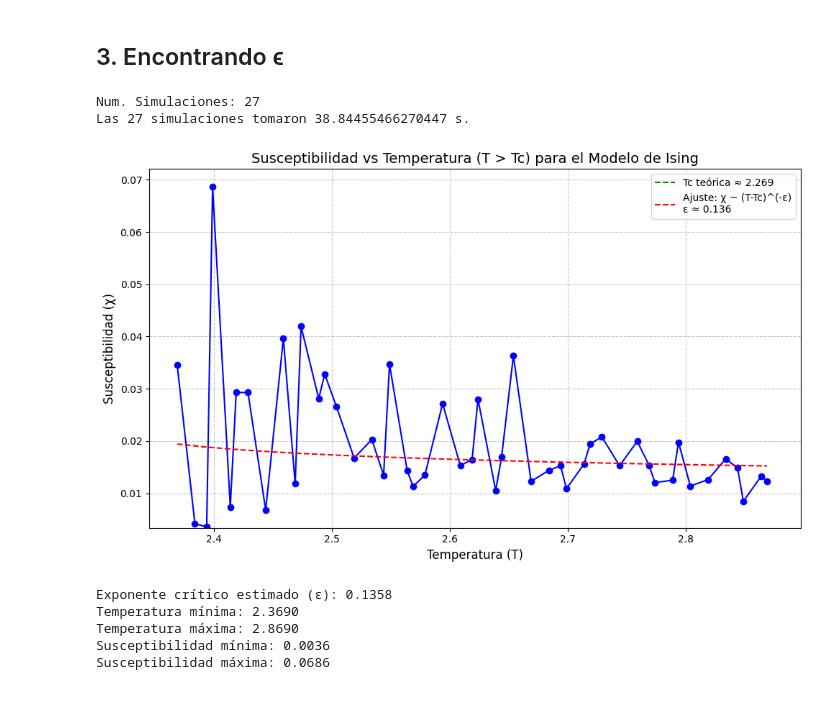
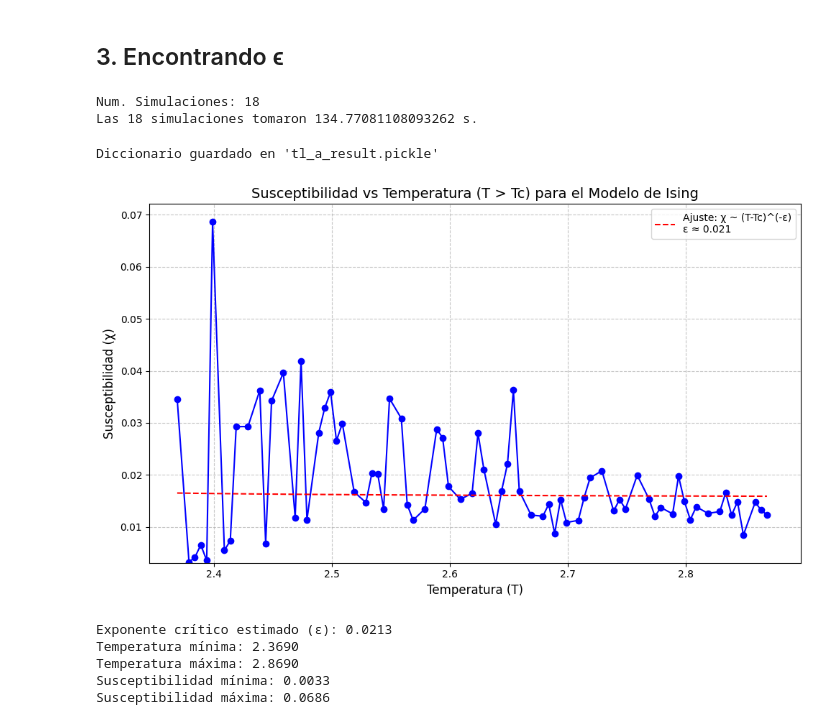
Before and after one commit to BrianDL/fisica_computacional, a Jupyter notebook: 3 - Modelo de Ising/ising.ipynb, the cells around one changed output. Cells and saved outputs as stored; diff of their text form; code cells hidden in the pictures.

```diff
--- a/3 - Modelo de Ising/ising.ipynb
+++ b/3 - Modelo de Ising/ising.ipynb
@@ -624,7 +624,7 @@ El valor estimado de γ es: 0.1543
 
 L=30
 Tc = 2.269
-temps = [ T for n in range(0, 101, 3) \
+temps = [ T for n in range(0, 101, 2) \
          if (T:= Tc +0.1 +0.005*n) and (T,L) not in tl_a_result ]
 
 acc = {} ### acumulador local
@@ -636,10 +636,10 @@ print(f"Las {len(temps)} simulaciones tomaron {time.time() - t0} s.")
 
 for T,R in acc.items(): tl_a_result[(T,L)] = R ### actualizando acumulador global
 # %% [output]
-Num. Simulaciones: 27
-Las 27 simulaciones tomaron 38.84455466270447 s.
+Num. Simulaciones: 18
+Las 18 simulaciones tomaron 134.77081108093262 s.
 # %%
-# guardar_diccionario(tl_a_result, "acc.pickle")  ### guardando nuestro diccionario global
+guardar_diccionario(tl_a_result, "tl_a_result.pickle")  ### guardando nuestro diccionario global
 
 temp_a_susc = {
     T: susceptibilidad(R[1],1/T) for n in range(0, 101, 1) \
@@ -669,36 +669,37 @@ def graficar_susceptibilidad_vs_temperatura(temp_a_susc):
 
     # Añadir la temperatura crítica teórica
     Tc_teorica = 2.269
     # plt.axvline(x=Tc_teorica, color='g', linestyle='--', label=f'Tc teórica ≈ {Tc_teorica:.3f}')
 
     # Ajuste de ley de potencia
     log_temp = np.log(np.array(temperaturas) - Tc_teorica)
     log_susc = np.log(susceptibilidades)
     coef = np.polyfit(log_temp, log_susc, 1)
     epsilon_estimado = -coef[0]
 
     # Añadir línea de ajuste
     x_fit = np.linspace(min(temperaturas), max(temperaturas), 100)
     y_fit = np.exp(coef[1]) * (x_fit - Tc_teorica)**(-epsilon_estimado)
     plt.plot(x_fit, y_fit, '--', color='red', label=f'Ajuste: χ ~ (T-Tc)^(-ε)\nε ≈ {epsilon_estimado:.3f}')
 
     plt.legend()
     plt.tight_layout()
     plt.show()
 
     print(f"Exponente crítico estimado (ε): {epsilon_estimado:.4f}")
     print(f"Temperatura mínima: {min(temperaturas):.4f}")
     print(f"Temperatura máxima: {max(temperaturas):.4f}")
     print(f"Susceptibilidad mínima: {min(susceptibilidades):.4f}")
     print(f"Susceptibilidad máxima: {max(susceptibilidades):.4f}")
 
 
 
 graficar_susceptibilidad_vs_temperatura(temp_a_susc)
 # %% [output]
+Diccionario guardado en 'tl_a_result.pickle'
-[figure, old version]
+[figure, new version]
-Exponente crítico estimado (ε): 0.1358
-Temperatura mínima: 2.3690
-Temperatura máxima: 2.8690
-Susceptibilidad mínima: 0.0036
-Susceptibilidad máxima: 0.0686
+Exponente crítico estimado (ε): 0.0213
+Temperatura mínima: 2.3690
+Temperatura máxima: 2.8690
+Susceptibilidad mínima: 0.0033
+Susceptibilidad máxima: 0.0686
```
